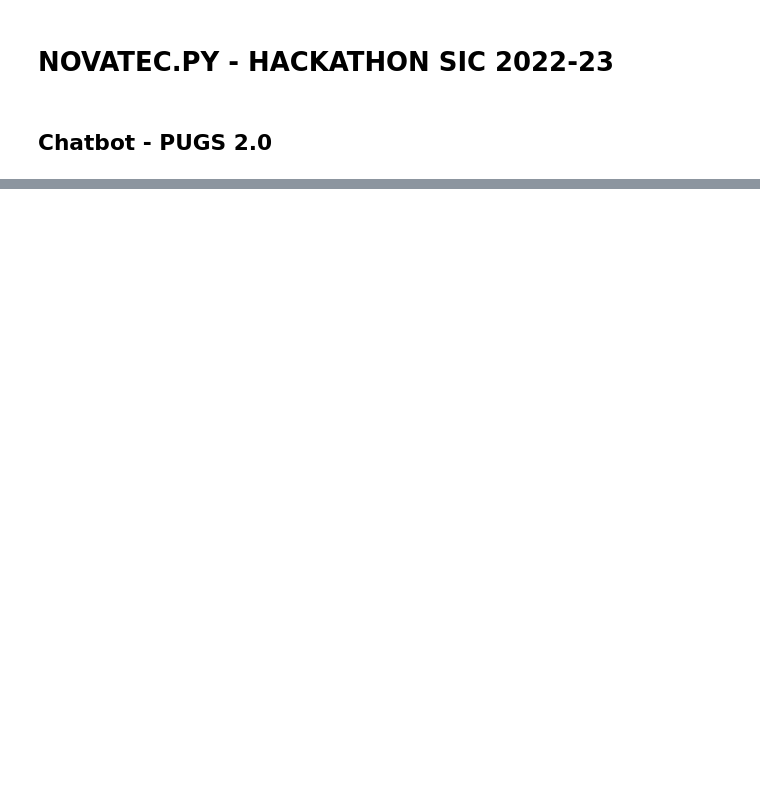
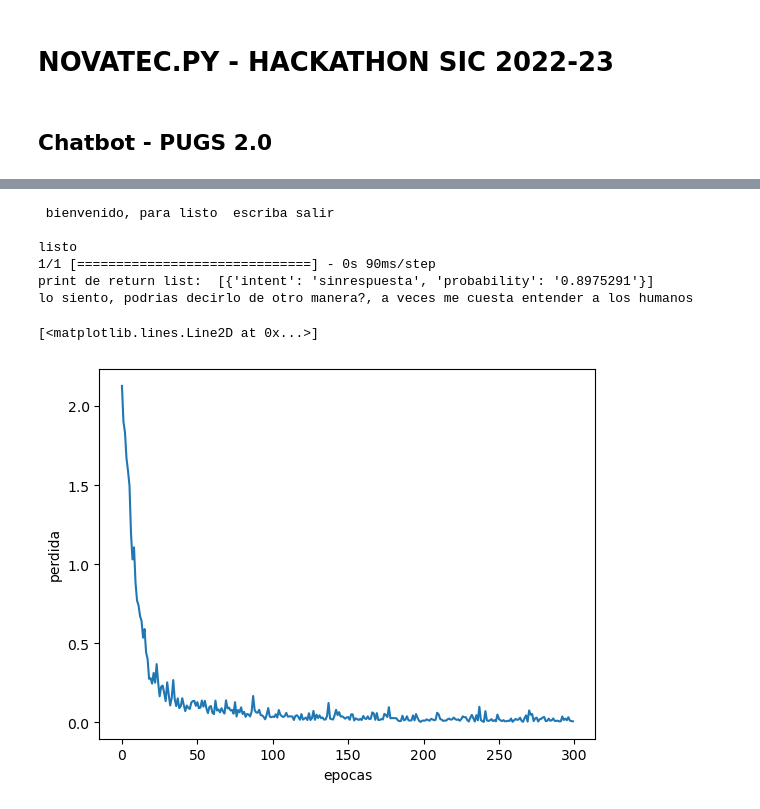
Before and after one commit to Profe-Jose-Burgos/Novatec.py, a Jupyter notebook: CHATBOT-PUGS 2.0.ipynb, the cells around one changed output, grey strips where cells are left out. Drawn from its saved outputs; the diff is of its cells as text; code cells hidden in the pictures; blank space fills up the shorter version.

Commit message:
main PUGS 2.0
avance del codigo chatbot

```diff
--- a/CHATBOT-PUGS 2.0.ipynb
+++ b/CHATBOT-PUGS 2.0.ipynb
@@ -188,11 +168,8 @@ for intencion in intenciones["intenciones"]:
         if intencion["etiqueta"] not in categorias:
             categorias.append(intencion["etiqueta"])
 # %%
-lematizador = SnowballStemmer('spanish')
-palabras = [lematizador.stem(pal.lower()) for pal in palabras if pal not in palabras_ignoradas]
-
-print("PALABRAS LEMATIZADAS DE REFERENCIA")
-print(palabras)
+lematizar = SnowballStemmer('spanish')
+palabras = [lematizar.stem(pal.lower()) for pal in palabras if pal not in palabras_ignoradas]
 
 pickle.dump(palabras, open("palabras.pkl", "wb"))
 pickle.dump(categorias, open("categorias.pkl", "wb"))
@@ -209,7 +183,7 @@ output_empty=[0]*len(categorias)
 for doc in documentos:
     contenedor=[]
     patrones_pal=doc[0]
-    patrones_pal=[lematizador.stem(palabra.lower()) for palabra in patrones_pal if palabra not in palabras_ignoradas ]
+    patrones_pal=[lematizar.stem(palabra.lower()) for palabra in patrones_pal if palabra not in palabras_ignoradas ]
 
     for palabra in palabras:
         contenedor.append(1) if palabra in patrones_pal else contenedor.append(0)
@@ -222,9 +196,3 @@ for doc in documentos:
 entrenamiento=np.array(entrenamiento)
 x_train = list(entrenamiento[:,0])
 y_train = list(entrenamiento[:,1])
-
-
-print(f"tendremos como entradas {len(entrenamiento[0][0])} columnas")
-print(f"tendremos como salidas {len(entrenamiento[0][1])} columnas")
-print()
-print(entrenamiento)
@@ -255,7 +205,7 @@ modelo.add(Dense(64,activation='relu'))
 modelo.add(Dropout(0.5))
 modelo.add(Dense(len(y_train[0]),activation='softmax'))
 
-sgd=SGD(learning_rate=0.01,decay=1e-6,momentum=0.9,nesterov=True) SSS
+sgd=SGD(learning_rate=0.01,decay=1e-6,momentum=0.9,nesterov=True)
 
 modelo.compile(loss="categorical_crossentropy",optimizer=sgd,metrics=["accuracy"])
 
@@ -337,3 +287,27 @@ def chatbot_response(text):
     ints=predict_class(text,modelo)
     res=get_response(ints,intenciones)
     return res
+# %%
+##Prueba
+texto_us=""
+print(" bienvenido, para listo  escriba salir \n")
+
+while texto_us!="listo":
+    texto_us=input()
+    res=chatbot_response(texto_us)
+    print(res)
+# %% [output]
+ bienvenido, para listo  escriba salir
+
+listo
+1/1 [==============================] - 0s 90ms/step
+print de return list:  [{'intent': 'sinrespuesta', 'probability': '0.8975291'}]
+lo siento, podrias decirlo de otro manera?, a veces me cuesta entender a los humanos
+# %%
+import matplotlib.pyplot as plt
+plt.xlabel("epocas")
+plt.ylabel("perdida")
+plt.plot(hist.history["loss"])
+# %% [output]
+[<matplotlib.lines.Line2D at 0x...>]
+[figure, added]
```
Also changed, not shown: parts of 5 cells of this notebook.
